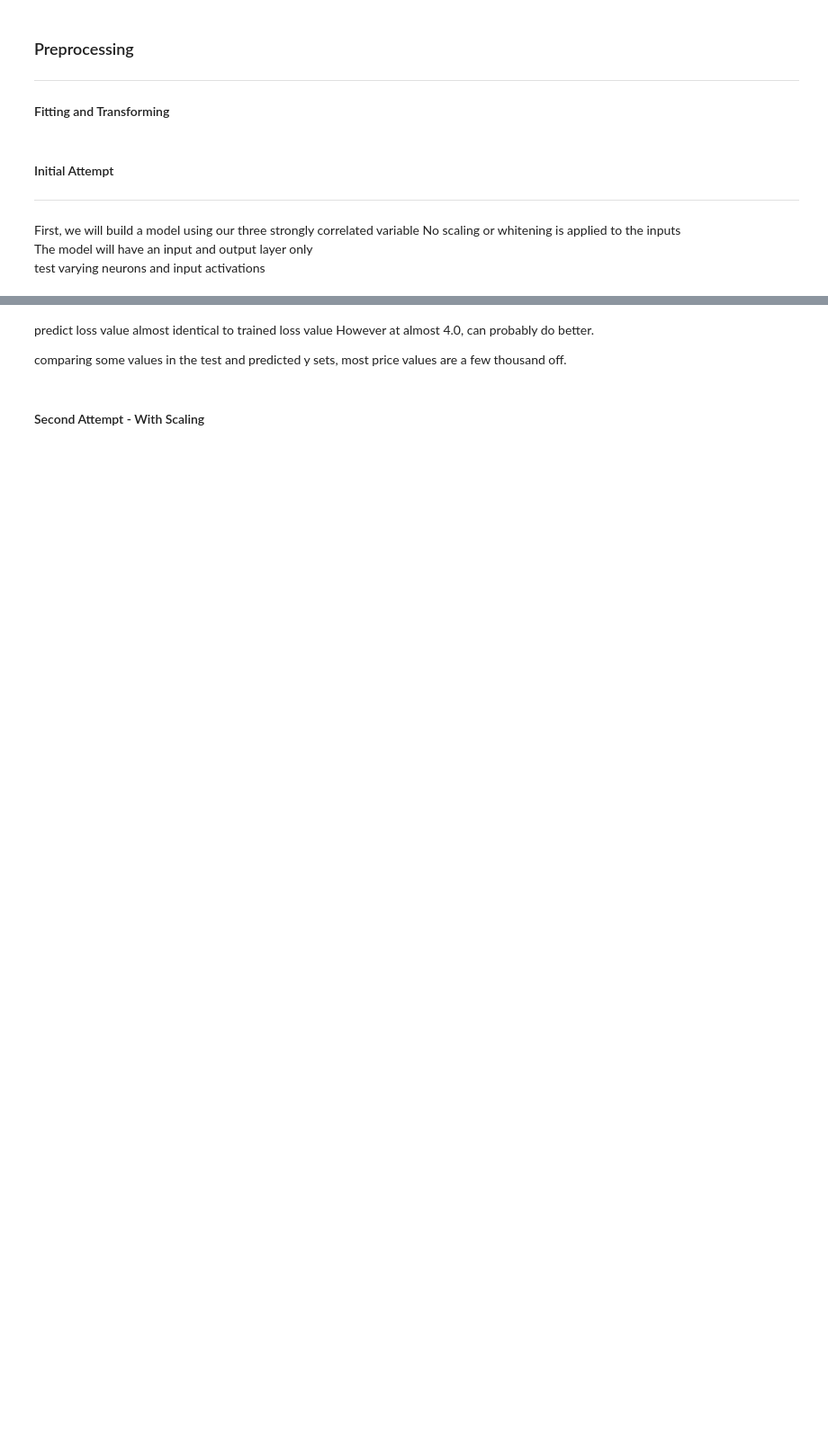
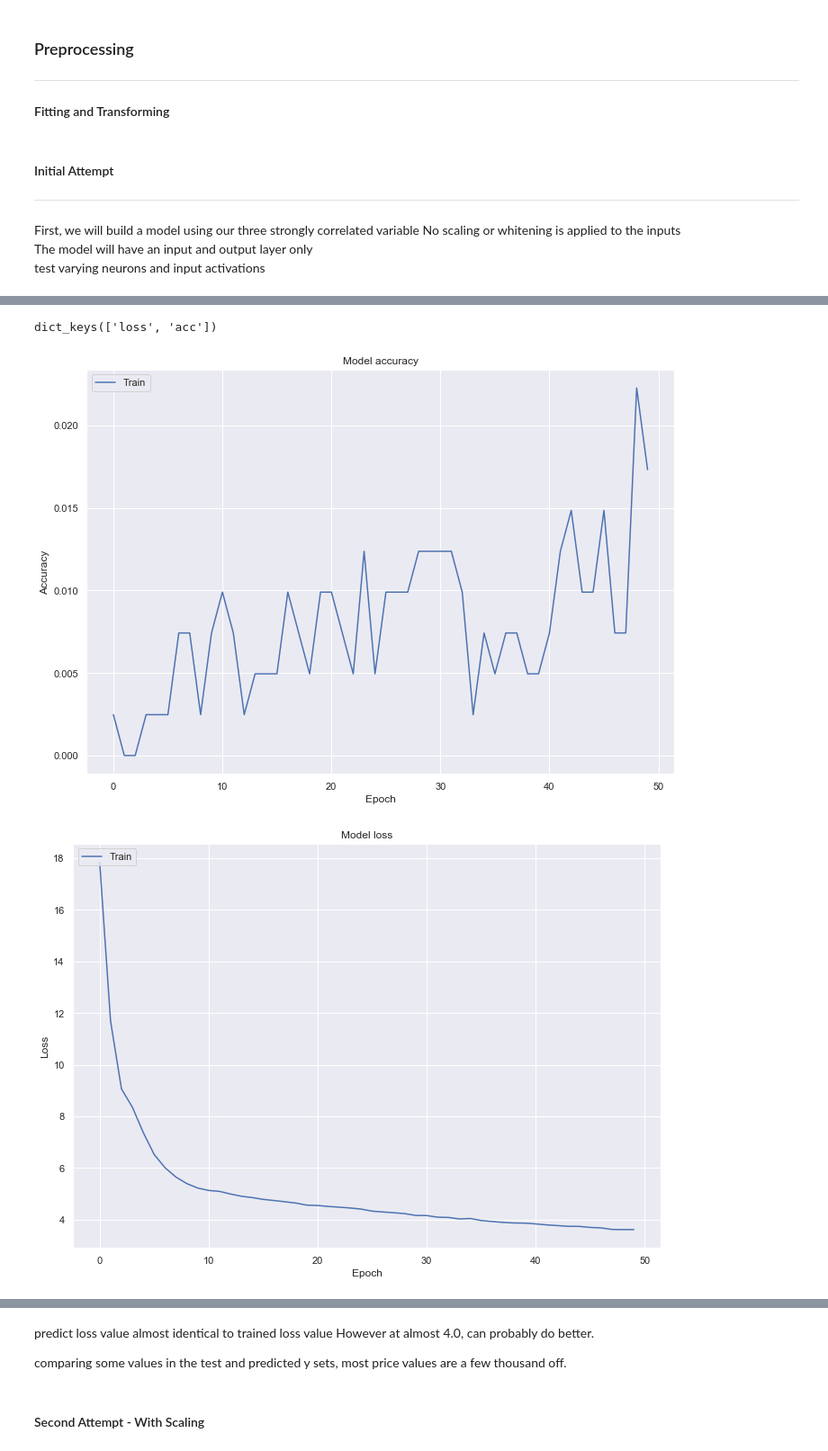
Before and after one commit to rhiggins2308/ML_Stats_Assessment2019, a Jupyter notebook: A Statistical Analysis of the Boston House Prices Dataset.ipynb, the cells around one changed output, grey strips where cells are left out. Shown at 90% size. Cells and saved outputs as stored; diff of their text form; code cells hidden in the pictures; blank space fills up the shorter version.

```diff
--- a/A Statistical Analysis of the Boston House Prices Dataset.ipynb
+++ b/A Statistical Analysis of the Boston House Prices Dataset.ipynb
@@ -413,7 +399,7 @@ m.add(kr.layers.Dense(1, activation='linear'))
 
 # compile the model with mean_absolute_error loss function and adam optimizer
 # https://machinelearningmastery.com/how-to-choose-loss-functions-when-training-deep-learning-neural-networks/
-m.compile(loss ='mean_absolute_error', optimizer ='adam', metrics = ['accuracy'])
+m.compile(loss ='mean_absolute_error', optimizer ='adam', metrics = ['acc'])
 # %%
 # train the model
 hist_1 = m.fit(x_train, y_train, epochs = 50, batch_size=30, verbose=1)
@@ -439,23 +424,28 @@ Epoch 50/50
+# %%
+hist_1.history.keys()
+# %% [output]
+dict_keys(['loss', 'acc'])
 # %%
-# # plot fit params for first attempt
+# plot fit params for first attempt
 
-# # Plot training & validation accuracy values
-# plt.plot(history.history['acc'])
-# plt.plot(history.history['val_acc'])
-# plt.title('Model accuracy')
-# plt.ylabel('Accuracy')
-# plt.xlabel('Epoch')
-# plt.legend(['Train', 'Test'], loc='upper left')
-# plt.show()
+# Plot training & validation accuracy values
+plt.plot(hist_1.history['acc'])
+plt.title('Model accuracy')
+plt.ylabel('Accuracy')
+plt.xlabel('Epoch')
+plt.legend(['Train', 'Test'], loc='upper left')
+plt.show()
 
-# # Plot training & validation loss values
-# plt.plot(history.history['loss'])
-# plt.plot(history.history['val_loss'])
-# plt.title('Model loss')
-# plt.ylabel('Loss')
-# plt.xlabel('Epoch')
-# plt.legend(['Train', 'Test'], loc='upper left')
-# plt.show()
+# Plot training & validation loss values
+plt.plot(hist_1.history['loss'])
+plt.title('Model loss')
+plt.ylabel('Loss')
+plt.xlabel('Epoch')
+plt.legend(['Train', 'Test'], loc='upper left')
+plt.show()
+# %% [output]
+[figure, added]
+[figure, added]
 # %%
 y_predicted = m.predict(x_test).round(1).T
 y_predicted
```
Also changed, not shown: parts of 27 cells of this notebook.
